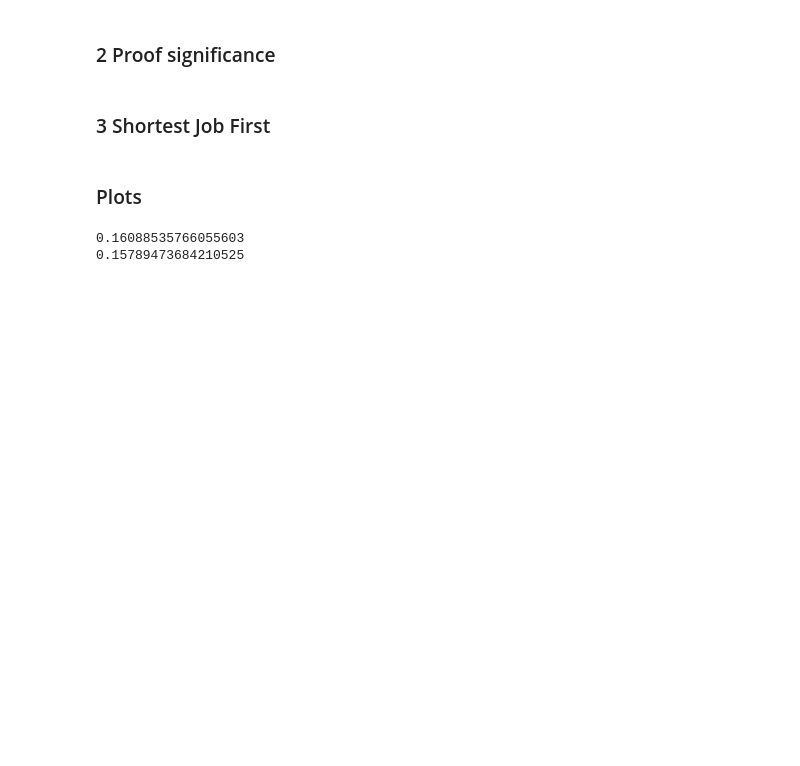
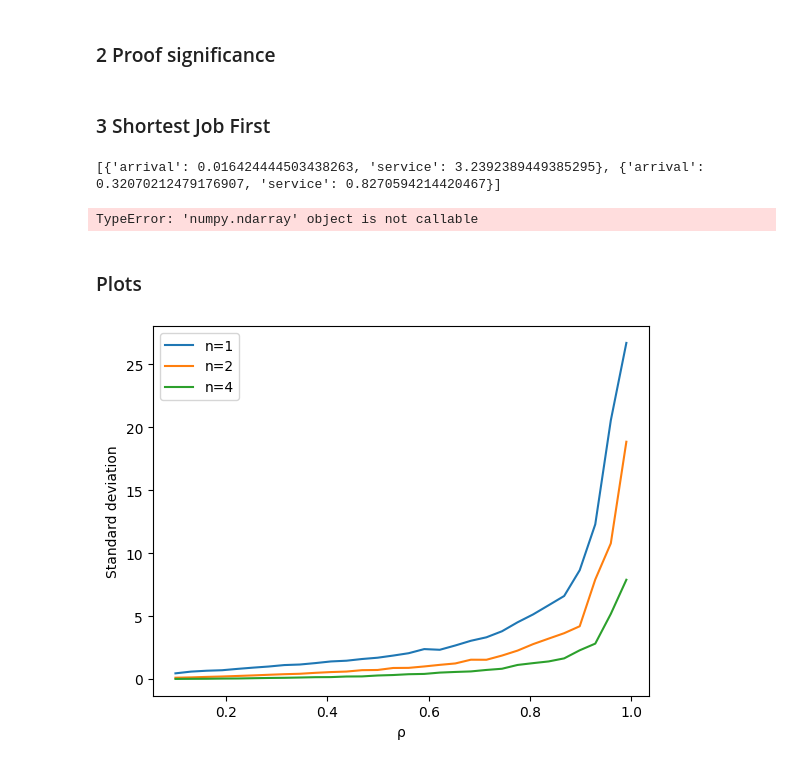
Before and after one commit to RSlanjouw/Stochastic-Simulation-2, a Jupyter notebook: DES_sim.ipynb, the cells around one changed output. Cells and saved outputs as stored; diff of their text form; code cells hidden in the pictures; blank space fills up the shorter version.

```diff
--- a/DES_sim.ipynb
+++ b/DES_sim.ipynb
@@ -116,8 +115,9 @@ def DES_queue_SJF(size, arrival_rate, service_rate, n):
         processed = 0
         while processed < size:
             if len(queue) == 0:
-                yield env.timeout(0.1)
+                yield env.timeout(1)
                 continue
+            print(queue)
             shortest_job = min(queue, key=lambda x: x["service"])
             ds = shortest_job["service"]
             queue.remove(shortest_job)
@@ -132,11 +132,13 @@ def DES_queue_SJF(size, arrival_rate, service_rate, n):
 
     def customer_generator(env, size, arrival_rate, service_rate, queue):
         ''' Generates a costumer after a delay of the arrival time and processes the customer  '''
+        # make
+
         for i in range(size):
-            dt = random.expovariate(1/arrival_rate)
+            dt = random.expovariate(arrival_rate)
             inter_arrival_times.append(dt)
             yield env.timeout(dt) # wait for the next customer
-            ds = random.expovariate(1/service_rate)
+            ds = random.expovariate(service_rate)
             queue.append({"arrival" : env.now, "service" : ds})
 
     queue = []
@@ -148,3 +150,9 @@ def DES_queue_SJF(size, arrival_rate, service_rate, n):
     mean_waiting = statistics.mean(waiting_times)
     mean_service = statistics.mean(service_times)
     return [mean_interarrival, mean_waiting, mean_service, waiting_times]
+
+
+DES_queue_SJF(100, 1, 1, 1)
+# %% [output]
+[{'arrival': 0.016424444503438263, 'service': 3.2392389449385295}, {'arrival': 0.32070212479176907, 'service': 0.8270594214420467}]
+TypeError: 'numpy.ndarray' object is not callable
@@ -151,13 +212,32 @@ def DES_queue_SJF(size, arrival_rate, service_rate, n):
 # %% [markdown]
 ### Plots
-# %%
-n = 3
-u = 1
-p = 0.5
-lambd = u * p * n
-# %% [output]
-0.16088535766055603
-0.15789473684210525
+# %%
+nl = [1,2,4]
+u = 1
+p = np.linspace(0.1, 0.99, 30)
+for n in nl:
+    mean = []
+    lambd = u * p * n
+    for p_i in p:
+        lambd = u * p_i * n
+        results = []
+        # results2 = []
+        for _ in range(5):
+            result = DES_queue(10000, lambd, u, n)
+            results.append(np.std(result[3]))
+            # results2.append(result[1])
+        # avr.append(np.mean(results2))
+        mean.append(np.mean(results))
+    plt.plot(p, mean, label=f"n={n}")
+
+plt.legend()
+plt.xlabel("\u03C1")
+plt.ylabel("Standard deviation")
+plt.show()
+
+# make the avr relative to mean
+# %% [output]
+[figure, added]
 # %%
 # plot the mean waiting time for different number of servers with a confidence interval
 servers = [1,2,4]
```
Also changed, not shown: parts of 10 cells of this notebook.
